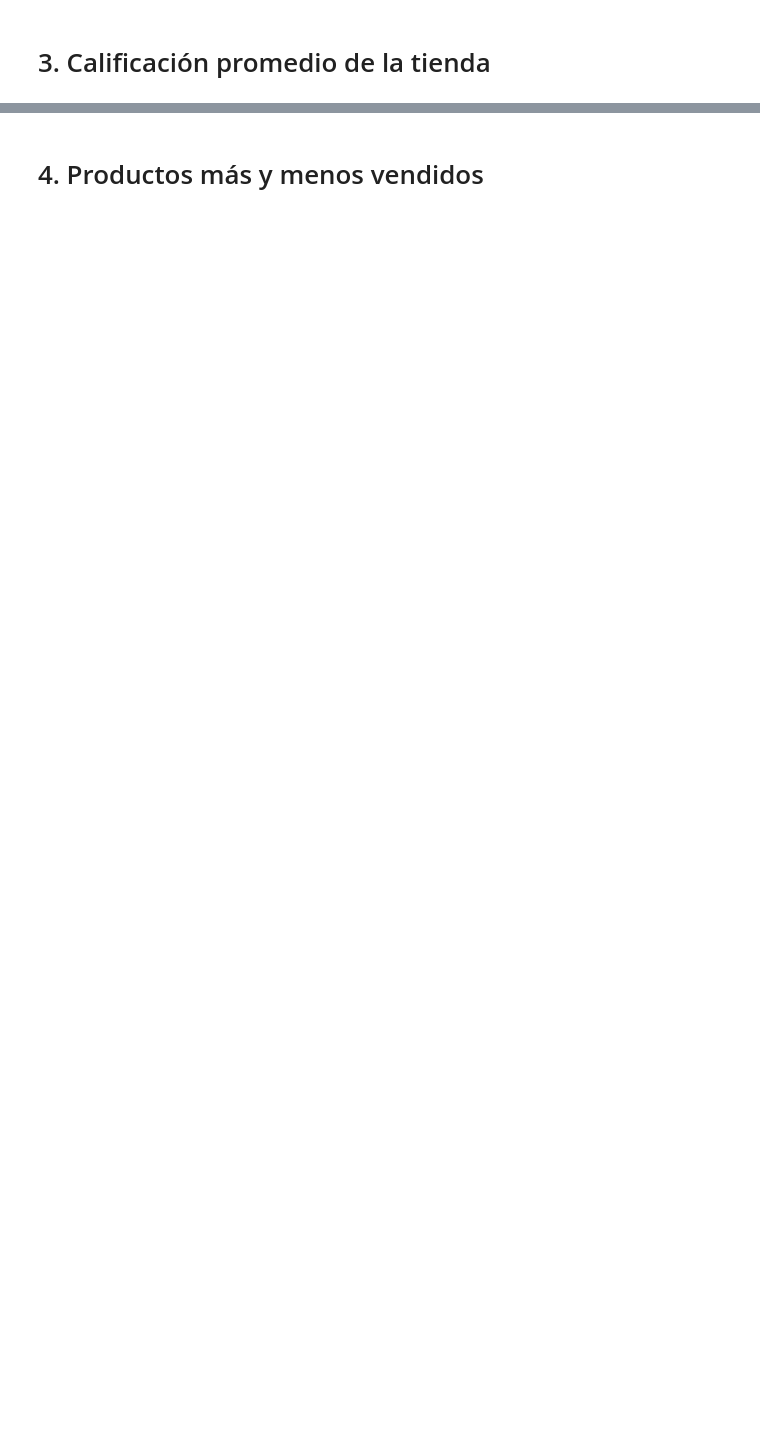
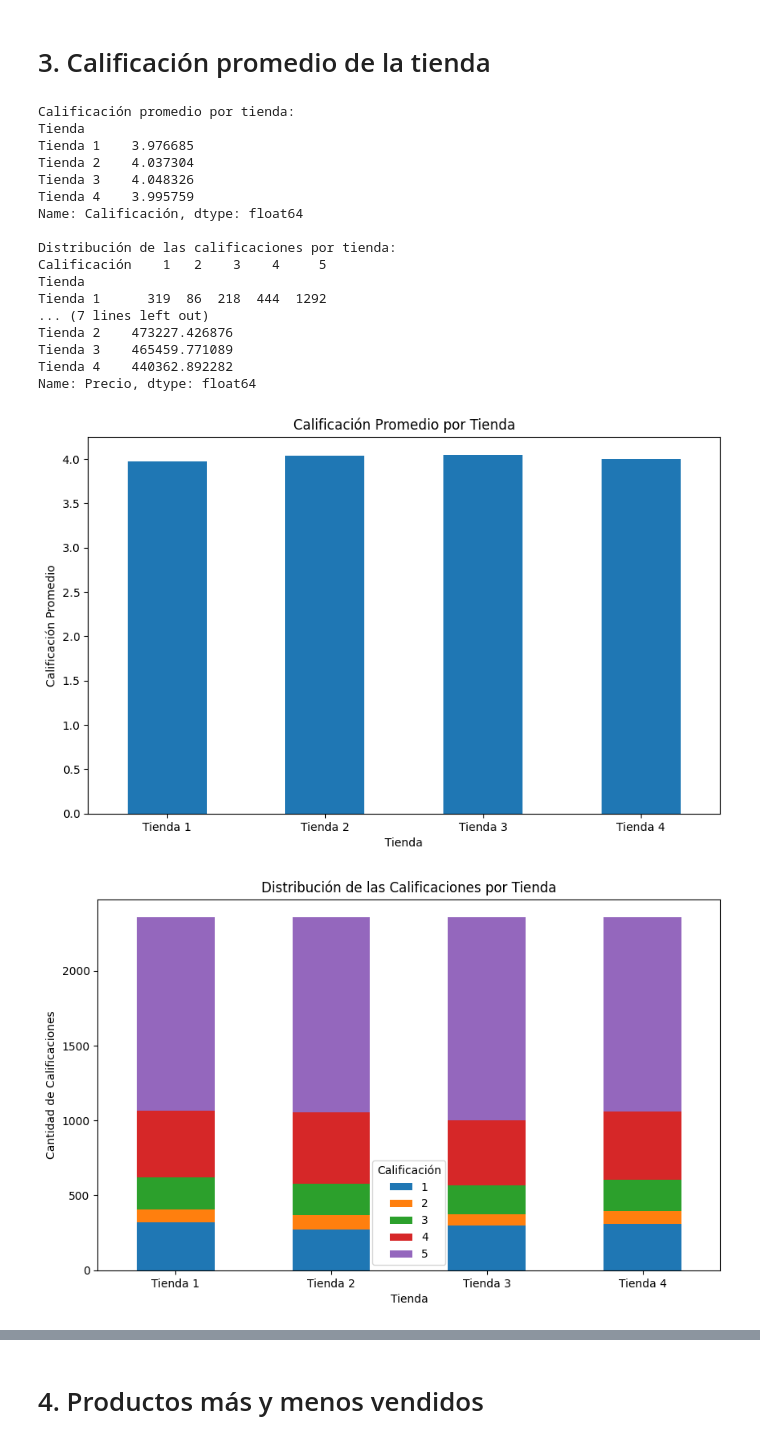
Before and after one commit to Regnumpro/Alura_Store_Challenge1, a Jupyter notebook: AluraStoreLatam.ipynb, the cells around one changed output, grey strips where cells are left out. Cells and saved outputs as stored; diff of their text form; code cells hidden in the pictures; blank space fills up the shorter version.

```diff
--- a/AluraStoreLatam.ipynb
+++ b/AluraStoreLatam.ipynb
@@ -177,2 +207,69 @@ plt.show()
 # %% [markdown]
 # 3. Calificación promedio de la tienda
+# %%
+import pandas as pd
+import matplotlib.pyplot as plt
+
+# ... (código para cargar los datos en todas_las_tiendas) ...
+
+# Calcular la calificación promedio por tienda
+calificaciones_promedio = todas_las_tiendas.groupby('Tienda')['Calificación'].mean()
+
+# Calcular la distribución de las calificaciones por tienda
+distribucion_calificaciones = todas_las_tiendas.groupby(['Tienda', 'Calificación'])['Calificación'].count().unstack()
+
+# Calcular el precio promedio de los productos por tienda
+precio_promedio = todas_las_tiendas.groupby('Tienda')['Precio'].mean()
+
+# Mostrar los resultados
+print("Calificación promedio por tienda:")
+print(calificaciones_promedio)
+print("\nDistribución de las calificaciones por tienda:")
+print(distribucion_calificaciones)
+print("\nPrecio promedio de los productos por tienda:")
+print(precio_promedio)
+
+# Gráfico de barras para la calificación promedio
+calificaciones_promedio.plot(kind='bar', figsize=(10, 6))
+plt.title('Calificación Promedio por Tienda')
+plt.xlabel('Tienda')
+plt.ylabel('Calificación Promedio')
+plt.xticks(rotation=0)
+plt.show()
+
+# Gráfico de barras para la distribución de las calificaciones
+distribucion_calificaciones.plot(kind='bar', stacked=True, figsize=(10, 6))
+plt.title('Distribución de las Calificaciones por Tienda')
+plt.xlabel('Tienda')
+plt.ylabel('Cantidad de Calificaciones')
+plt.xticks(rotation=0)
+plt.legend(title='Calificación')
+plt.show()
+
+# Gráfico de barras para el precio promedio
+precio_promedio.plot(kind='bar', figsize=(10, 6))
+plt.title('Precio Promedio de los Productos por Tienda')
+plt.xlabel('Tienda')
+plt.ylabel('Precio Promedio')
+plt.xticks(rotation=0)
+plt.show()
+# %% [output]
+Calificación promedio por tienda:
+Tienda
+Tienda 1    3.976685
+Tienda 2    4.037304
+Tienda 3    4.048326
+Tienda 4    3.995759
+Name: Calificación, dtype: float64
+
+Distribución de las calificaciones por tienda:
+Calificación    1   2    3    4     5
+Tienda
+Tienda 1      319  86  218  444  1292
+... (7 lines left out)
+Tienda 2    473227.426876
+Tienda 3    465459.771089
+Tienda 4    440362.892282
+Name: Precio, dtype: float64
+[figure, added]
+[figure, added]
```
Also changed, not shown: parts of 4 cells of this notebook.
